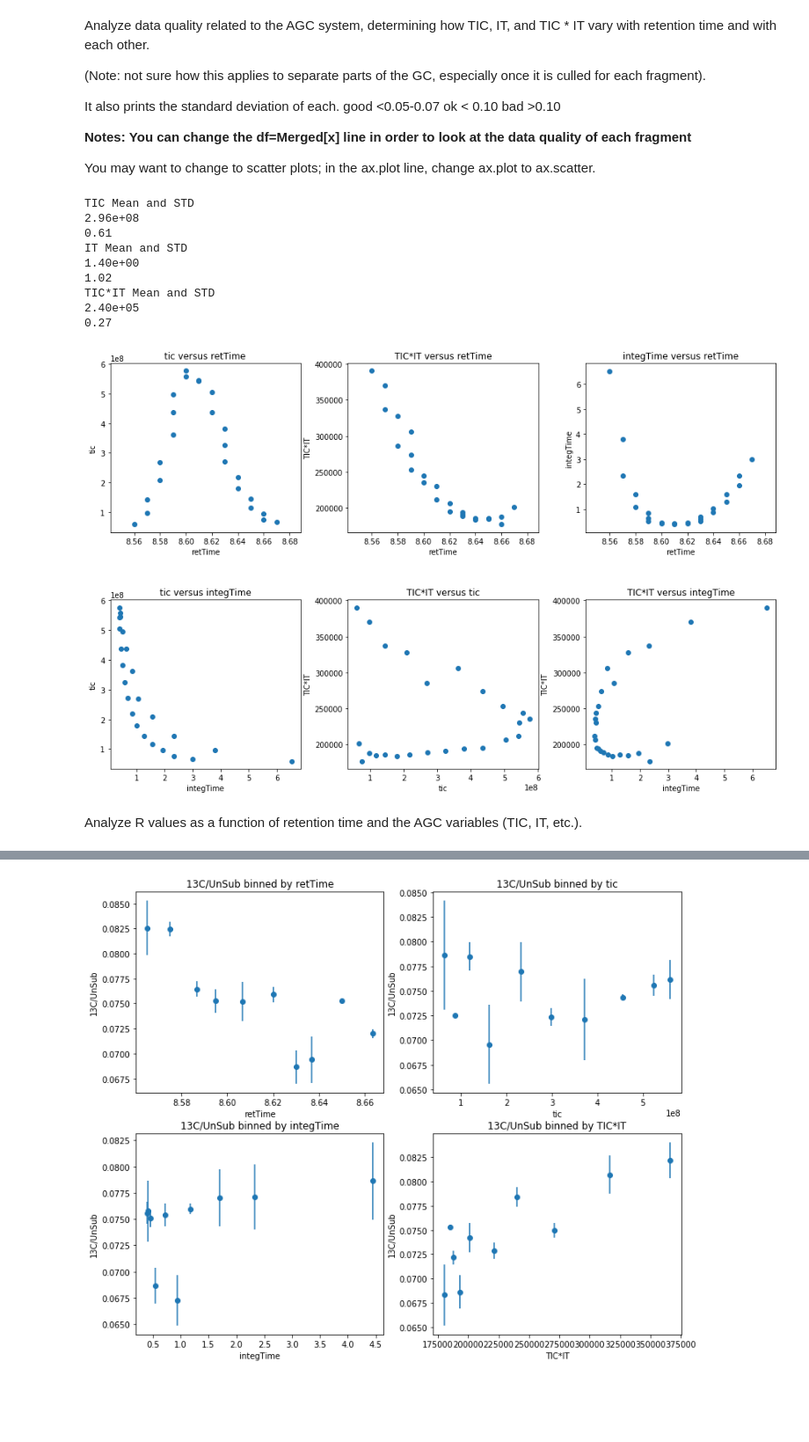
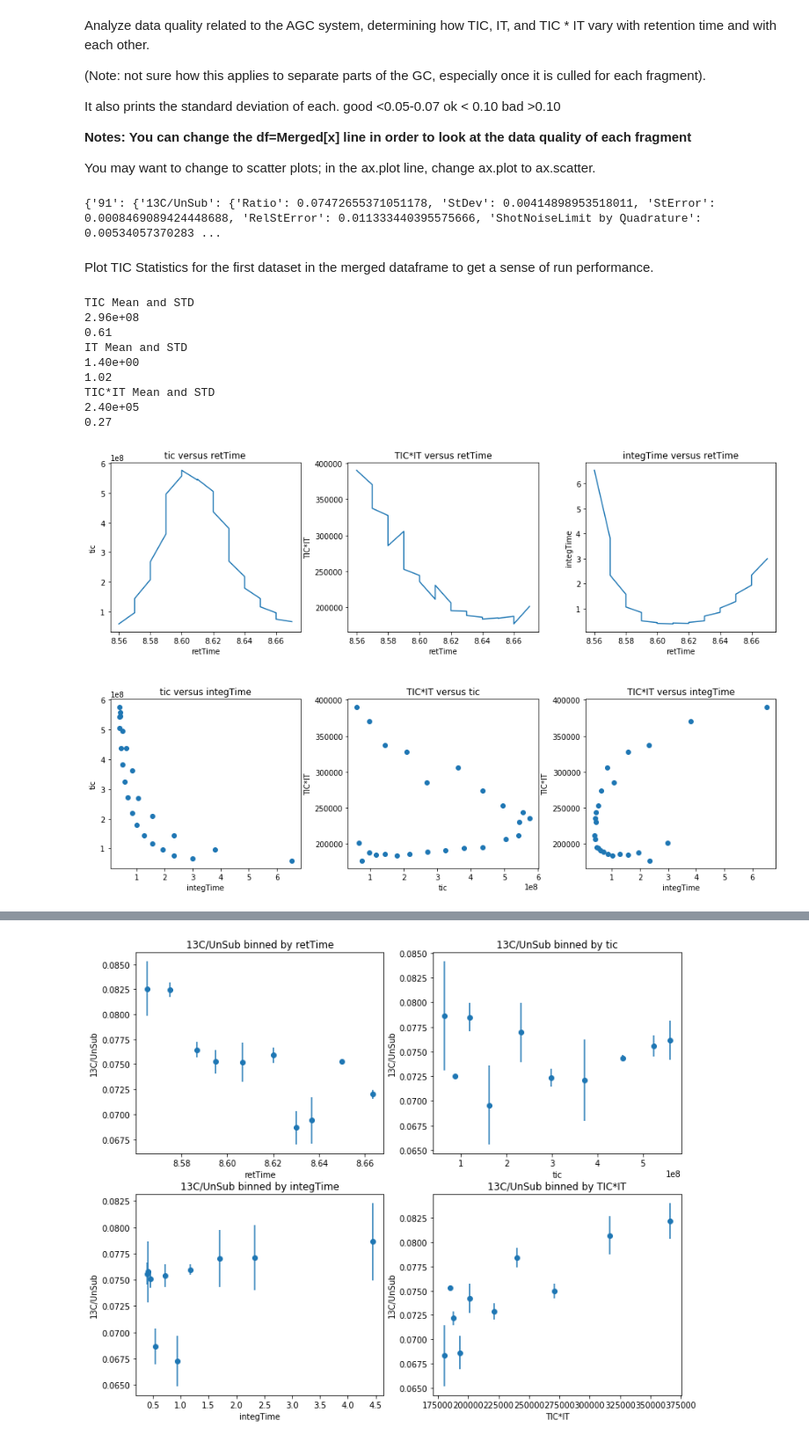
Before and after one commit to szeichner/OrbiDataPynbAnalysisCode, a Jupyter notebook: AnyRatioAnalysis.ipynb, the cells around one changed output, grey strips where cells are left out. Shown: that part at 88% size. Cells and saved outputs as stored; diff of their text form; code cells hidden in the pictures; blank space fills up the shorter version.

Commit message:
debug the plotting functionality for acquisition evaluation

```diff
--- a/AnyRatioAnalysis.ipynb
+++ b/AnyRatioAnalysis.ipynb
@@ -137,8 +119,8 @@ Import the data into a workable form (i.e., The FTStat import has each peak (sin
 # %%
 peaks = DataAnalyzerWithPeakInteg.import_Peaks_From_FTStatFile(inputStandardFile)
 pd = DataAnalyzerWithPeakInteg.convert_To_Pandas_DataFrame(peaks)
-Merged = DataAnalyzerWithPeakInteg.combine_Substituted_Peaks(peakDF=pd,cullOn=cullOn, cullZeroScansOn = cullZeroScansOn, baselineCorrectionOn = baselineSubstractionOn, \
-                gc_elution_on=gc_elution_on, gc_elution_times=peakTimeFrames, cullAmount=cullAmount, isotopeList=isotopeList, minNL_over_maxNL=cullingThreshholdPercentMaxUnsubNLPeak)
+Merged = DataAnalyzerWithPeakInteg.combine_Substituted_Peaks(peakDF=pd,cullOn=cullOn, cullZeroScansOn = cullZeroScansOn, baselineCorrectionOn = baselineSubstractionOn, gc_elution_on=gc_elution_on, gc_elution_times=peakTimeFrames, cullAmount=cullAmount, isotopeList=isotopeList, minNL_over_maxNL=cullingThreshholdPercentMaxUnsubNLPeak)
+Output = DataAnalyzerWithPeakInteg.calc_Raw_File_Output(Merged, isotopeList, omitRatios)
 # %% [output]
 UnSubtiming: countsUnSub    686
 dtype: int64
@@ -162,54 +144,22 @@ bad >0.10
 **You can change the df=Merged[x] line in order to look at the data quality of each fragment**
 
 You may want to change to scatter plots; in the ax.plot line, change ax.plot to ax.scatter.
-# %%
-#Intiialize figure
-fig = plt.figure(figsize=(16, 10))
-
-#Initializes an outer grid. Sets of subplots for each peak will be placed into this outer grid.
-numberOfPeaks = 5
-outer_grid = gridspec.GridSpec(1, 1, wspace=0.5, hspace=0.25)
-
-#What do you want to look at?
-df = Merged[0] #change the index to look at the fragment of interest
-
-#The base case gives the tic plots for the whole measurement, then the loop plots each fragment
-for i in range(numberOfPeaks):
-    if i == 0:
-        inner_grid = gridspec.GridSpecFromSubplotSpec(2, 3,
-            subplot_spec=outer_grid[i], wspace=0.25, hspace=0.40)
-
-        plotlist = [('retTime','tic'),('retTime','TIC*IT'),('retTime','integTime'),('integTime','tic'),('tic','TIC*IT'),('integTime','TIC*IT')]
-
-        for item in plotlist:
-            ax = plt.Subplot(fig, inner_grid[plotlist.index(item)])
-            ax.scatter(df[item[0]].tolist(),df[item[1]].tolist())
-            ax.set_xlabel(item[0])
-            ax.set_ylabel(item[1])
-            ax.set_title(item[1] + ' versus ' + item[0])
-            fig.add_subplot(ax)
-
-    else:
-        pass
-print('TIC Mean and STD')
-print('{:.2e}'.format(df['tic'].mean()))
-print(round(df['tic'].std()/df['tic'].mean(),2))
-print('IT Mean and STD')
-print('{:.2e}'.format(df['integTime'].mean()))
-print(round(df['integTime'].std()/df['integTime'].mean(),2))
-print('TIC*IT Mean and STD')
-print('{:.2e}'.format(df['TIC*IT'].mean()))
-print(round(df['TIC*IT'].std()/df['TIC*IT'].mean(),2))
-# %% [output]
-TIC Mean and STD
-2.96e+08
-0.61
-IT Mean and STD
-1.40e+00
-1.02
-TIC*IT Mean and STD
-2.40e+05
-0.27
-[figure, removed]
-# %% [markdown]
-Analyze R values as a function of retention time and the AGC variables (TIC, IT, etc.).
+# %%
+print(Output)
+# %% [output]
+{'91': {'13C/UnSub': {'Ratio': 0.07472655371051178, 'StDev': 0.00414898953518011, 'StError': 0.0008469089424448688, 'RelStError': 0.011333440395575666, 'ShotNoiseLimit by Quadrature': 0.00534057370283 ...
+# %% [markdown]
+Plot TIC Statistics for the first dataset in the merged dataframe to get a sense of run performance.
+# %%
+DataQualityPlots.plotTicStats(Merged)
+# %% [output]
+TIC Mean and STD
+2.96e+08
+0.61
+IT Mean and STD
+1.40e+00
+1.02
+TIC*IT Mean and STD
+2.40e+05
+0.27
+[figure, added]
```
Also changed, not shown: parts of 10 cells of this notebook, 3 other files.
